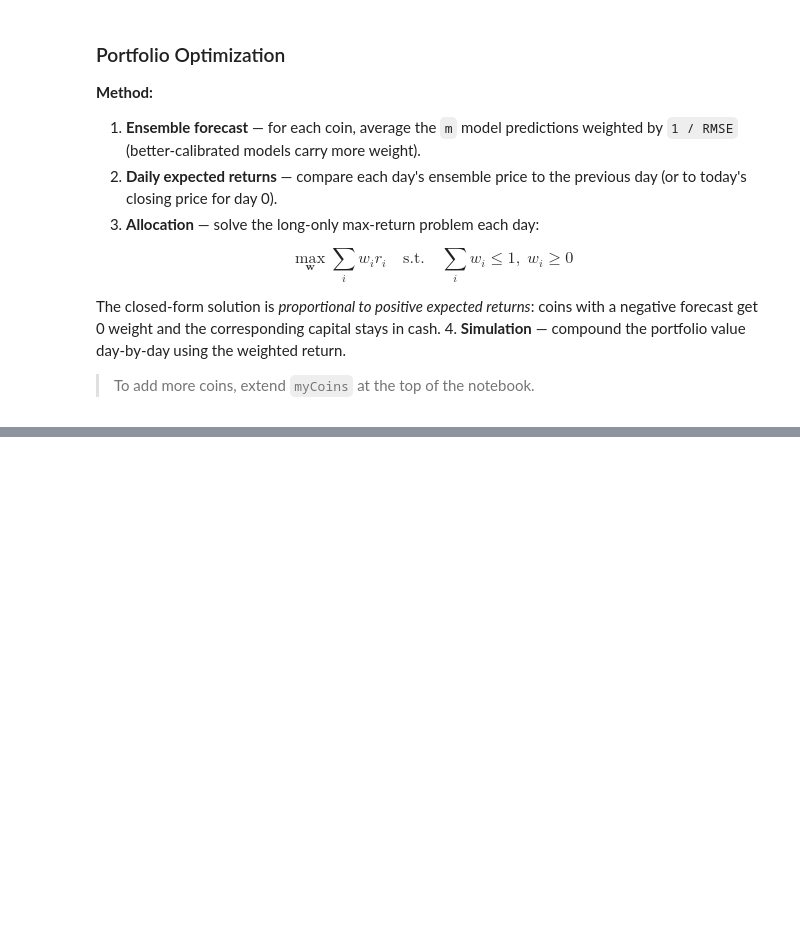
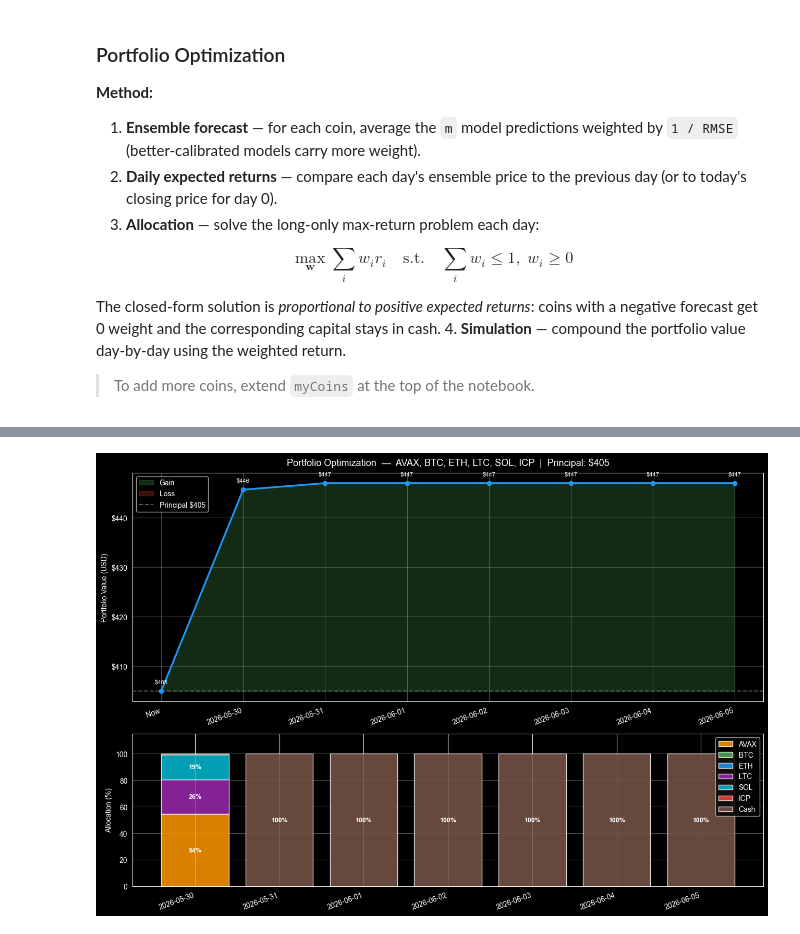
Before and after one commit to kingsuching/cryptoTrading2, a Jupyter notebook: START_HERE.ipynb, the cells around one changed output, grey strips where cells are left out. Cells and saved outputs as stored; diff of their text form; code cells hidden in the pictures; blank space fills up the shorter version.

```diff
--- a/START_HERE.ipynb
+++ b/START_HERE.ipynb
@@ -71,4 +39,5 @@ myCoins = ['LTC', 'BTC', 'ETH', 'XRP', 'BCH', 'SOL', 'AVAX']
 # %%
 for myCoin in tqdm(myCoins):
-    coinbase_market_analysis_gradient(myCoin, dataPath='data', plotPath='plots')
-    cn = newspaper_sentiment_pipeline(myCoin, newspaper_path=f'newspapers/{myCoin}_newspapers.csv', queries_path='files/queries.txt')
+    if refetch(fullDataPath(myCoin)):
+        coinbase_market_analysis_gradient(myCoin, dataPath='data', plotPath='plots')
+        cn = newspaper_sentiment_pipeline(myCoin, newspaper_path=f'newspapers/{myCoin}_newspapers.csv', queries_path='files/queries.txt')
@@ -90,6 +45,8 @@ Saved SOL Data
 ## Train Models
 # %%
 from files.functions import train_all_models
+import warnings
+warnings.filterwarnings('ignore')
 
 for myCoin in tqdm(myCoins):
-    train_all_models(myCoin, retrain=False)
+    train_all_models(myCoin, retrain=True)
@@ -98,5 +310,6 @@ for myCoin in tqdm(myCoins):
 # %%
-coins = os.listdir('models')
-for coin in tqdm(coins):
+for coin in tqdm(myCoins):
     predictions = predict_matrix(coin)
-    predictions.to_csv(f'predictions/{coin}_predictions.csv')
+    if not os.path.exists(f'predictions/{coin}'):
+        os.mkdir(f'predictions/{coin}')
+    predictions.to_csv(f'predictions/{coin}/{coin}_predictions.csv')
@@ -135,7 +373,7 @@ import numpy as np
 # ─────────────────────────────────────────────────────────────────────────────
 # USER PARAMETERS
 # ─────────────────────────────────────────────────────────────────────────────
-PRINCIPAL       = 100    # Starting investment in USD
+PRINCIPAL       = 404.90    # Starting investment in USD
 COINS_PORTFOLIO = myCoins   # Coins to include — add more to myCoins at the top
 # ─────────────────────────────────────────────────────────────────────────────
 
@@ -302,36 +558,38 @@ ax_val.set_xticklabels(date_labels, rotation=20, ha='right')
 ax_val.yaxis.set_major_formatter(mtick.StrMethodFormatter('${x:,.0f}'))
 ax_val.set_ylabel('Portfolio Value (USD)')
 ax_val.set_title(
-    f'Portfolio Optimisation  —  {", ".join(COINS_PORTFOLIO)}  |  Principal: ${PRINCIPAL:,.0f}',
+    f'Portfolio Optimization  —  {", ".join(COINS_PORTFOLIO)}  |  Principal: ${PRINCIPAL:,.0f}',
     fontsize=13, pad=10
 )
 ax_val.legend()
 ax_val.grid(True, alpha=0.3)
 
 # ── Daily allocation stacked bar ──────────────────────────────────────────────
 alloc_cols = [f'{c}_%' for c in COINS_PORTFOLIO] + ['cash_%']
 bar_labels = COINS_PORTFOLIO + ['Cash']
 bar_colors = ['#FF9800', '#4CAF50', '#2196F3', '#9C27B0', '#00BCD4', '#F44336', '#795548']
 x_pos      = range(len(result_df))
 bottom     = np.zeros(len(result_df))
 
 for idx, (col, label) in enumerate(zip(alloc_cols, bar_labels)):
     vals = result_df[col].values
     ax_alloc.bar(x_pos, vals, bottom=bottom, label=label,
                  color=bar_colors[idx % len(bar_colors)], alpha=0.85)
     for j, (v, b) in enumerate(zip(vals, bottom)):
         if v > 5:
             ax_alloc.text(j, b + v / 2, f'{v:.0f}%',
                           ha='center', va='center',
                           fontsize=9, fontweight='bold', color='white')
     bottom += vals
 
 ax_alloc.set_xticks(list(x_pos))
 ax_alloc.set_xticklabels(result_df.index.tolist(), rotation=20, ha='right')
 ax_alloc.set_ylabel('Allocation (%)')
 ax_alloc.set_ylim(0, 115)
 ax_alloc.legend(loc='upper right')
 ax_alloc.grid(True, alpha=0.3, axis='y')
 
 plt.tight_layout()
 plt.show()
+# %% [output]
+[figure, added]
```
Also changed, not shown: parts of 10 cells of this notebook, 3 other files.
